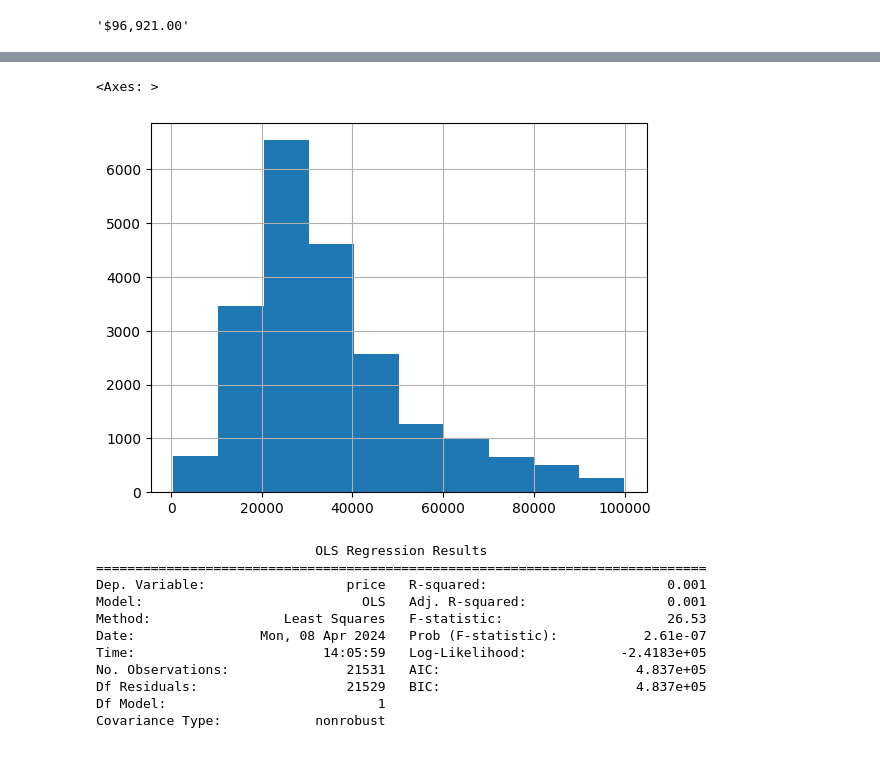
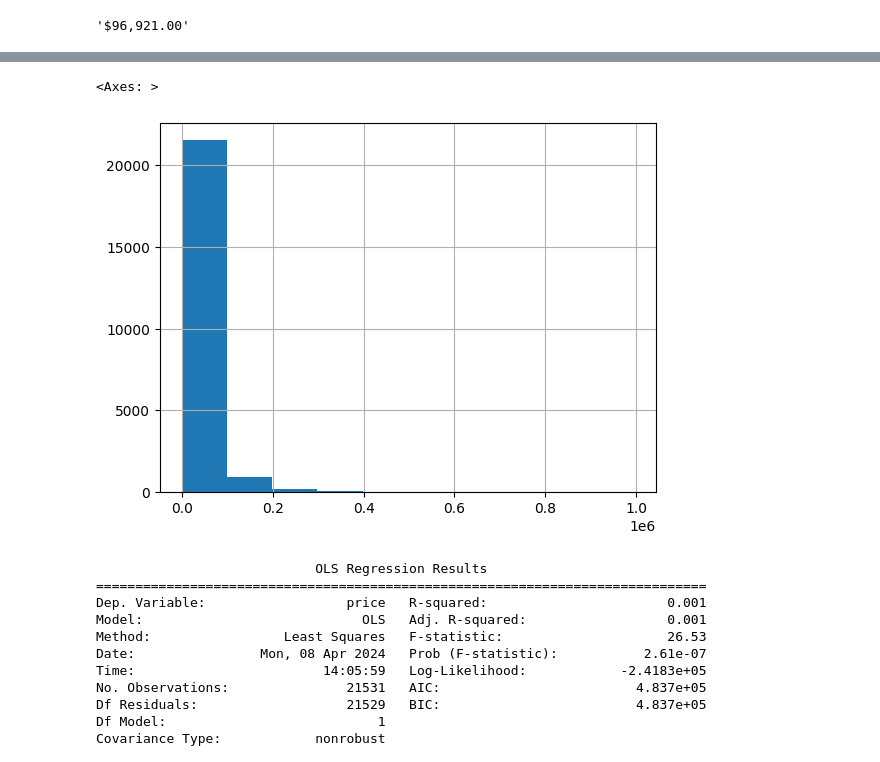
Before and after one commit to rpasquini/econometria, a Jupyter notebook: ejercicios/Airbnb_Test_de_hipótesis Resuelto.ipynb, the cells around one changed output, grey strips where cells are left out. Saved outputs shown, nothing was run; the diff lists cells and outputs as text; code cells hidden in the pictures.

```diff
--- a/ejercicios/Airbnb_Test_de_hipótesis Resuelto.ipynb
+++ b/ejercicios/Airbnb_Test_de_hipótesis Resuelto.ipynb
@@ -100,8 +128,8 @@ Name: price, dtype: float64
 # %%
 # podemos ver que es una distribución más razonable antes de 100 mil
-df[df["price"]<100000]['price'].hist()
+df[df["price"]<1000000]['price'].hist()
 # %% [output]
 <Axes: >
-[figure, old version]
+[figure, new version]
 # %%
 # filtrando el dataframe solo para valores menores a 100 mil
```
Also changed, not shown: parts of 8 cells of this notebook.
